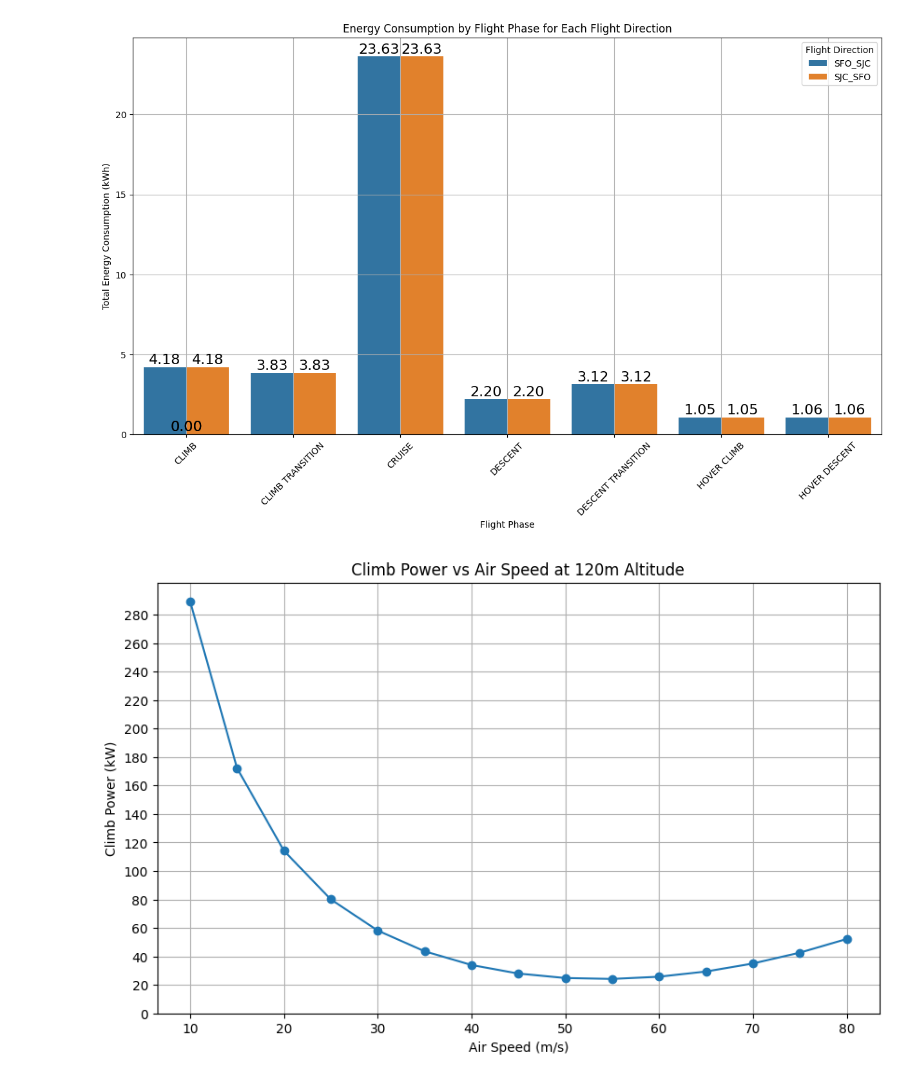
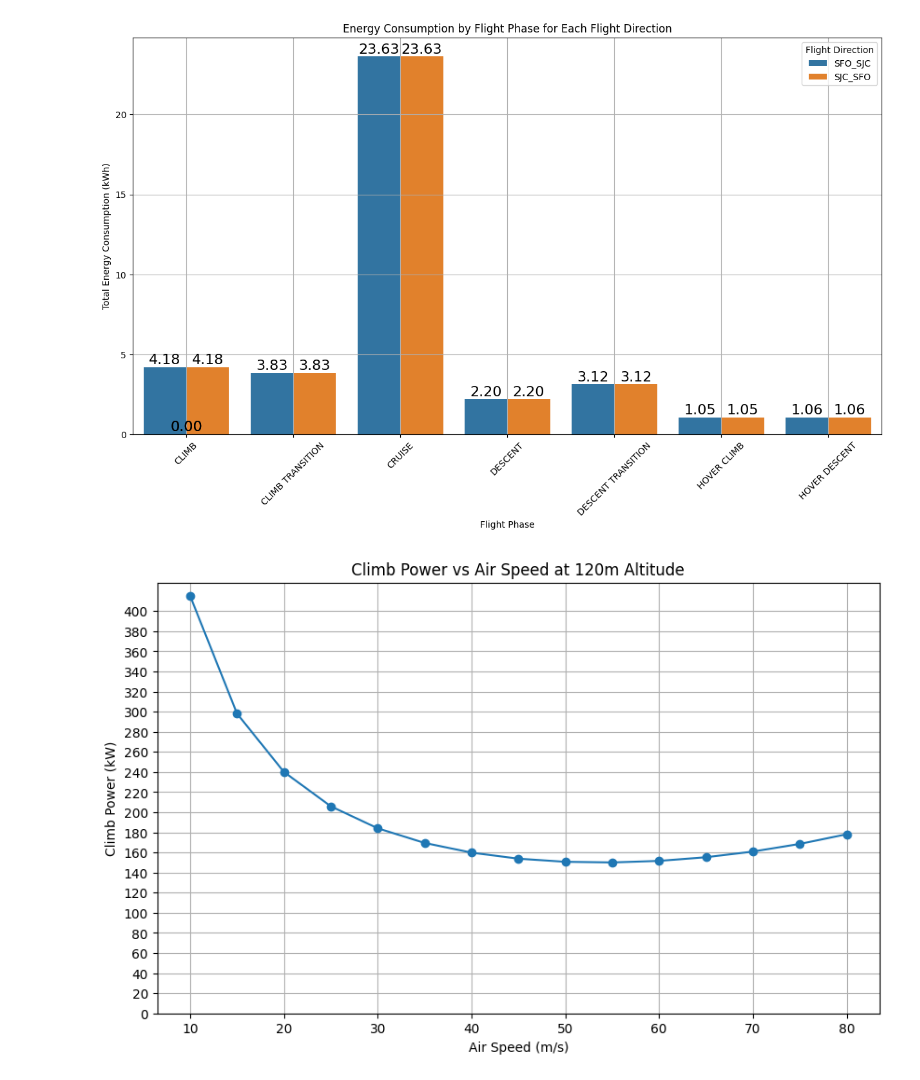
Before and after one commit to eminb61/eVTOL-energy-consumption, a Jupyter notebook: wind_energy_flight_time_results.ipynb, the cells around one changed output. Cells and saved outputs as stored; diff of their text form; code cells hidden in the pictures.

Commit message:
climb descent power viz

```diff
--- a/wind_energy_flight_time_results.ipynb
+++ b/wind_energy_flight_time_results.ipynb
@@ -120,33 +120,35 @@ def rho(altitude: float, atmosphere_condition: str='good'):
     return dgl * (temperature(altitude)/tgl)**((G_CONSTANT/(287*6.5*10**-3))-1)
 
 def climb_descent_power(aircraft_params, tom, altitude, vertical_velocity, air_speed, k_multiplier=1, direction='down'):
     if direction == 'down':
         vertical_velocity = -vertical_velocity
     elif direction != 'up':
         raise ValueError('direction must be either "up" or "down"')
     density = rho(altitude=altitude, atmosphere_condition=aircraft_params['atmosphere_condition'])
     term1 = weight(tom) * vertical_velocity
     term2 = 1/2 * density * aircraft_params['wing_area'] * aircraft_params['cd_0'] * air_speed**3
     term3 = k_multiplier * lift_induced_drag_coef(cd_0=aircraft_params['cd_0'], ld_max=aircraft_params['ld_max']) \
             * weight(tom)**2 / (1/2 * density * aircraft_params['wing_area'] * air_speed)
     return (term1 + term2 + term3) / aircraft_params['eta_hover']
 
 # Calculating climb power for different air speeds at cruise altitude
 air_speed_values = np.arange(10, 81, 5)  # Air speeds from 10 to 80 m/s
 climb_powers = [climb_descent_power(aircraft_params=aircraft_params,
                                     tom=aircraft_params['mtom'],
                                     altitude=120,
                                     vertical_velocity=aircraft_params['climb_phase_vertical_velocity'],
-                                    air_speed=v)/1000 for v in air_speed_values]
+                                    air_speed=v,
+                                    direction='up')/1000 for v in air_speed_values]
 
 # Plotting
 plt.figure(figsize=(10, 6))
 plt.plot(air_speed_values, climb_powers, marker='o')
 plt.title('Climb Power vs Air Speed at 120m Altitude')
 plt.xlabel('Air Speed (m/s)')
 plt.ylabel('Climb Power (kW)')
 plt.grid(True)
-plt.yticks(np.arange(0, np.max(climb_powers)+1, 20))
+ymax = np.max(climb_powers)+1
+plt.yticks(np.arange(0, ymax, 20))
 plt.show()
 # %% [output]
-[figure, old version]
+[figure, new version]
```
Also changed, not shown: parts of 1 cell of this notebook.
